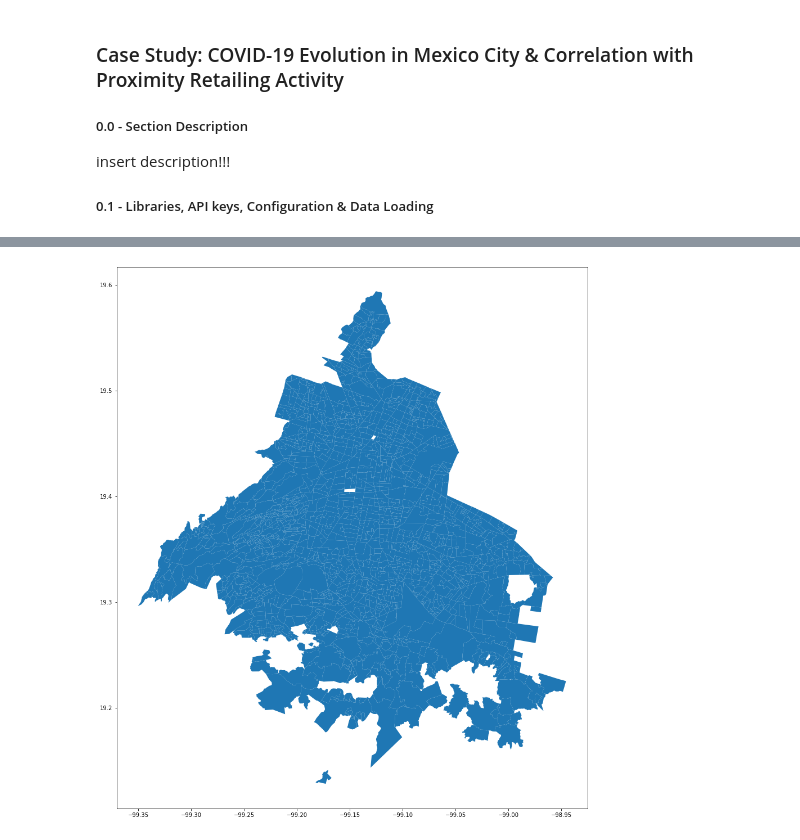
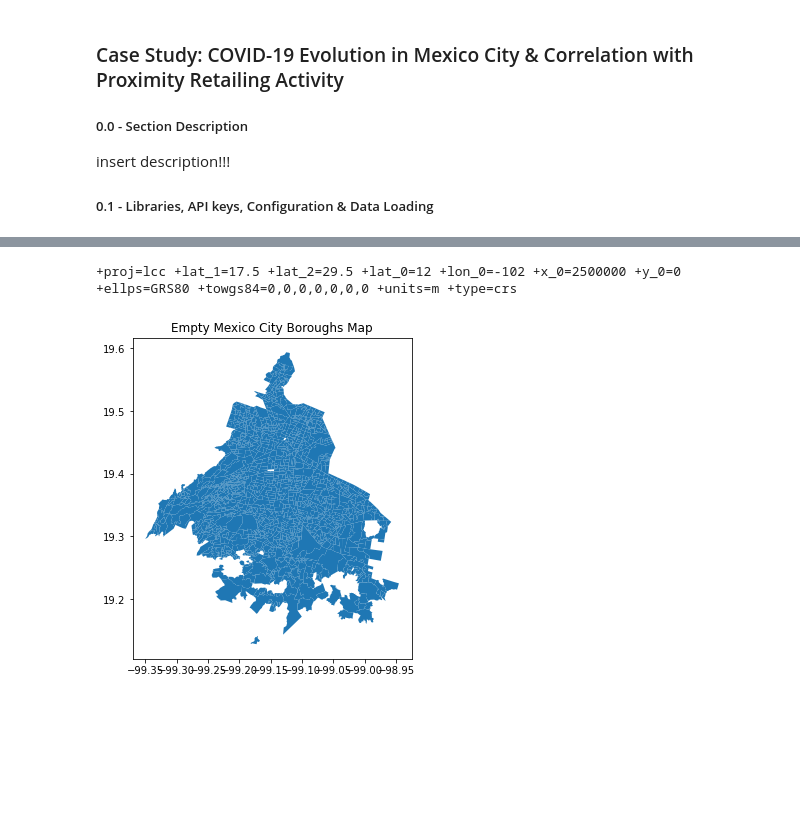
Before and after one commit to martinsingla/data-project, a Jupyter notebook: Covid19_and_Retailing_in_MexCity.ipynb, the cells around one changed output, grey strips where cells are left out. Cells and saved outputs as stored; diff of their text form; code cells hidden in the pictures; blank space fills up the shorter version.

```diff
--- a/Covid19_and_Retailing_in_MexCity.ipynb
+++ b/Covid19_and_Retailing_in_MexCity.ipynb
@@ -58,5 +57,10 @@ plt.show()
 # %%
-colonias.plot(figsize= [15,20])
+#Mexico City Map
+colonias = colonias.set_crs("+proj=lcc +lat_1=17.5 +lat_2=29.5 +lat_0=12 +lon_0=-102 +x_0=2500000 +y_0=0 +ellps=GRS80 +towgs84=0,0,0,0,0,0,0 +units=m")
+print(colonias.crs)
+colonias.plot(figsize= [5,10])
+plt.title("Empty Mexico City Boroughs Map")
 plt.show()
 # %% [output]
++proj=lcc +lat_1=17.5 +lat_2=29.5 +lat_0=12 +lon_0=-102 +x_0=2500000 +y_0=0 +ellps=GRS80 +towgs84=0,0,0,0,0,0,0 +units=m +type=crs
-[figure, old version]
+[figure, new version]
```
Also changed, not shown: parts of 9 cells of this notebook, 1 other file.
